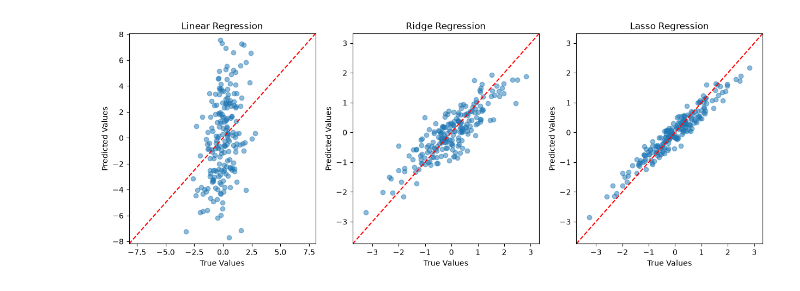
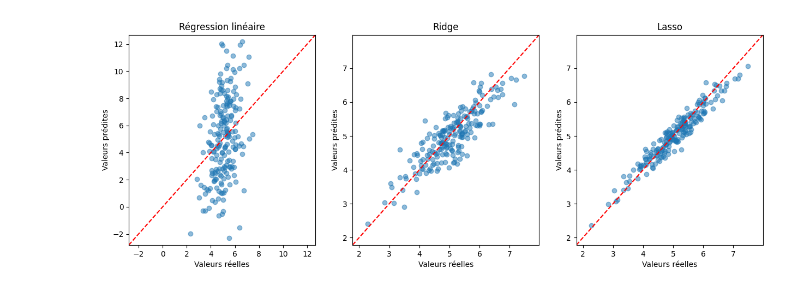
Before and after one commit to Tooom123/FTML, a Jupyter notebook: exercice4/exercice4.ipynb, the cells around one changed output. Drawn from its saved outputs; the diff is of its cells as text; code cells hidden in the pictures.

Commit message:
fix: ajouts de titres, reformulation des parties, normalisation des test

```diff
--- a/exercice4/exercice4.ipynb
+++ b/exercice4/exercice4.ipynb
@@ -23,0 +28,6 @@ We compare 3 models: linear regression, ridge and lasso. For ridge and lasso, we
+# %%
+mean = X_train.mean(axis=0)
+std = X_train.std(axis=0)
+
+X_train = (X_train - mean) / std
+X_test = (X_test - mean) / std
@@ -24,14 +41,12 @@ We compare 3 models: linear regression, ridge and lasso. For ridge and lasso, we
 # %%
-# train and pred
-
 lr = LinearRegression()
-rd = RidgeCV(alphas=np.logspace(-6, 6), cv=5)
-ls = LassoCV(cv=5)
+rd = RidgeCV(alphas=np.logspace(-6, 6, 100), cv=5)
+ls = LassoCV(cv=5, max_iter=10000)
 
 lr.fit(X_train, y_train)
 rd.fit(X_train, y_train)
 ls.fit(X_train, y_train)
 
-lr_pred = lr.predict(X_test)
-rd_pred = rd.predict(X_test)
-ls_pred = ls.predict(X_test)
+print(f"alpha choisi (Ridge) : {rd.alpha_:.4f}")
+print(f"alpha choisi (Lasso) : {ls.alpha_:.4f}")
+print(f"coefficients non nuls retenus par Lasso : {np.sum(ls.coef_ != 0)} / {X_train.shape[1]}")
@@ -65,0 +62,8 @@ Lasso R2 Score: 0.9095684829081518
+# %%
+for name, model in [("Régression linéaire", lr), ("Ridge", rd), ("Lasso", ls)]:
+    pred_train = model.predict(X_train)
+    pred_test = model.predict(X_test)
+    r2_train = r2_score(y_train, pred_train)
+    r2_test = r2_score(y_test, pred_test)
+    mse_test = mean_squared_error(y_test, pred_test)
+    print(f"{name:20s} | R2 train = {r2_train:7.4f} | R2 test = {r2_test:7.4f} | MSE test = {mse_test:.4f}")
@@ -66,22 +79,18 @@ Lasso R2 Score: 0.9095684829081518
 # %%
-# plot
+fig, axs = plt.subplots(1, 3, figsize=(15, 5))
+models = [("Régression linéaire", lr), ("Ridge", rd), ("Lasso", ls)]
 
-fig, axs = plt.subplots(1, 3, figsize=(15, 5))
-models = [("Linear Regression", lr_pred), ("Ridge Regression", rd_pred), ("Lasso Regression", ls_pred)]
-
-for i, (title, pred) in enumerate(models):
-    lims = [
-        min(y_test.min(), pred.min()) - 0.5,
-        max(y_test.max(), pred.max()) + 0.5,
-    ]
+for i, (title, model) in enumerate(models):
+    pred = model.predict(X_test)
+    lims = [min(y_test.min(), pred.min()) - 0.5, max(y_test.max(), pred.max()) + 0.5]
     axs[i].scatter(y_test, pred, alpha=0.5)
     axs[i].plot(lims, lims, 'r--')
-    axs[i].set_xlabel("True Values")
-    axs[i].set_ylabel("Predicted Values")
+    axs[i].set_xlabel("Valeurs réelles")
+    axs[i].set_ylabel("Valeurs prédites")
     axs[i].set_title(title)
     axs[i].set_xlim(lims)
     axs[i].set_ylim(lims)
 
 plt.show()
 # %% [output]
-[figure, old version]
+[figure, new version]
```
Also changed, not shown: parts of 15 cells of this notebook.
